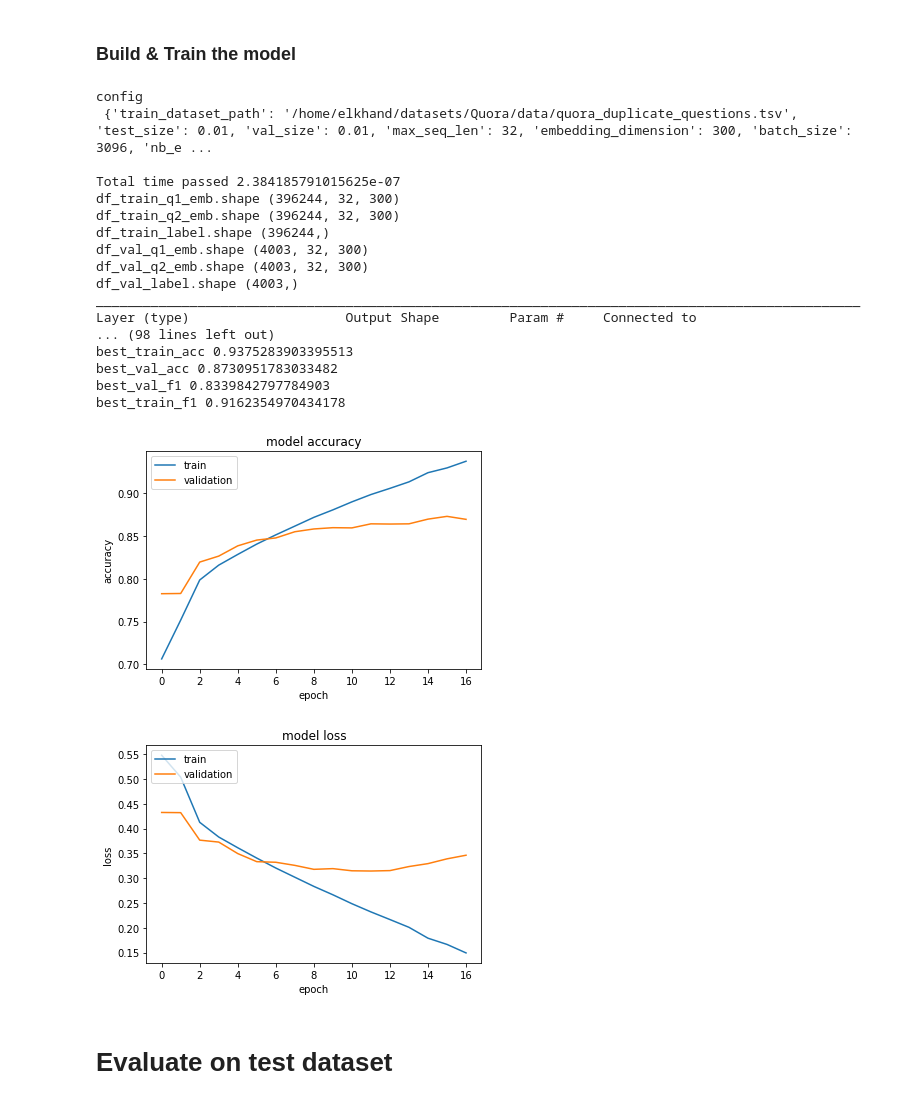
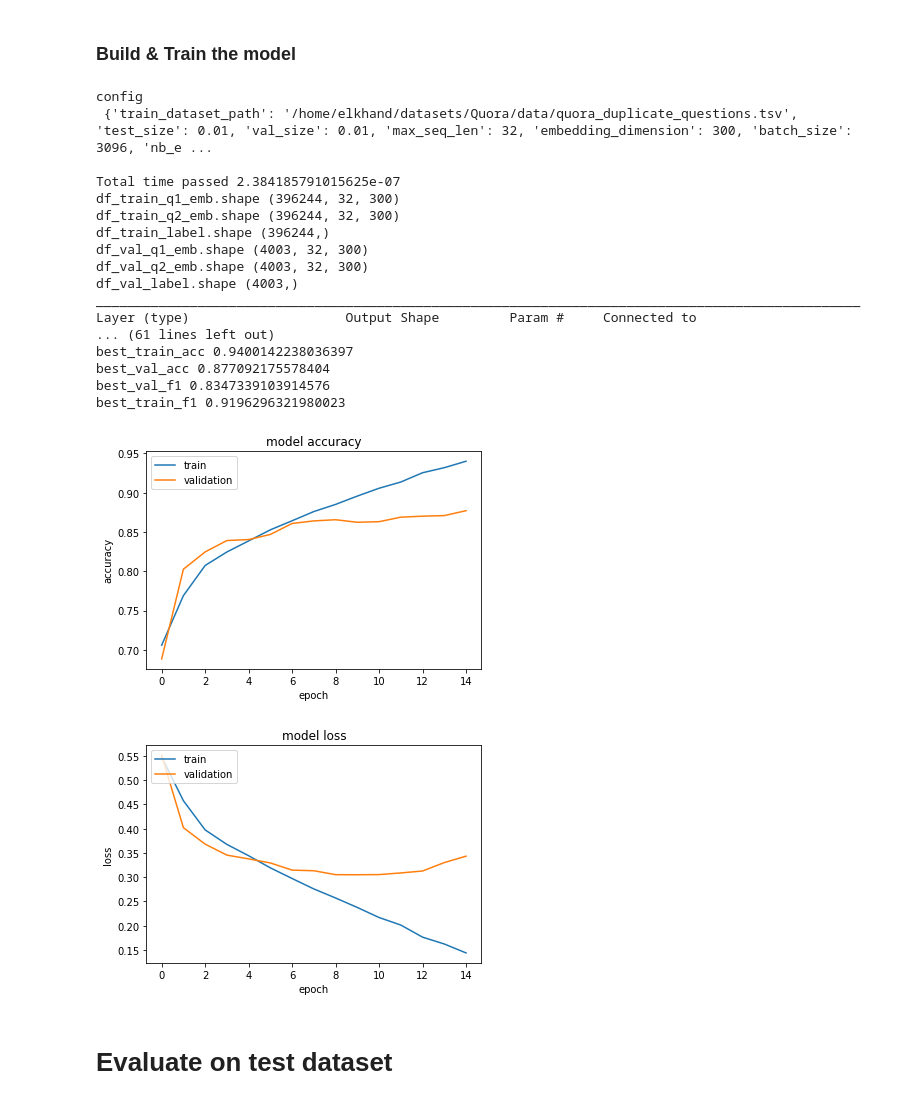
Before and after one commit to elkhand/semantic-question-matching, a Jupyter notebook: Semantic-Question-Matching-Keras.ipynb, the cells around one changed output. Drawn from its saved outputs; the diff is of its cells as text; code cells hidden in the pictures.

Commit message:
saved best model
Former-commit-id: 85ad63b541a35135eee1c13fef75572aba868572

```diff
--- a/Semantic-Question-Matching-Keras.ipynb
+++ b/Semantic-Question-Matching-Keras.ipynb
@@ -290,7 +293,11 @@ def _build_model_old(config):
     mult2 = multiply([x11, x22])
     #dotProduct2 = keras.layers.dot([x11, x22], axes = -1,  normalize=False)
 
-    concatenate = keras.layers.concatenate([x1,x2, subtracted, mult, #dotProduct,dotProduct2,
+    diffSubtracted = keras.layers.Subtract()([subtracted, subtracted2])
+    diffSubtractedMult =  multiply([diffSubtracted, diffSubtracted])
+    subtractMult = multiply([subtracted, subtracted2])
+
+    concatenate = keras.layers.concatenate([x1,x2, subtracted, mult,# diffSubtracted, diffSubtractedMult, subtractMult,
                                             subtracted2, mult2, x22, x11], axis=-1)
     concatenate = Dropout(drop_rate)(concatenate)
     #concatenate = keras.layers.concatenate([x1,x2], axis=-1)
@@ -302,15 +309,17 @@ def _build_model_old(config):
     dense2 = Dropout(drop_rate)(dense2)
 
     output = Dense(1, activation='sigmoid', name='output')(dense2)
-    model = Model(inputs=[input1, input2], outputs=[output])
+    with tf.device('/cpu:0'):
+        model = Model(inputs=[input1, input2], outputs=[output])
 
+    parallel_model = multi_gpu_model(model, gpus=2)
     optimizer = keras.optimizers.Nadam()
     #optimizer = keras.optimizers.Adam()
-    model.compile(loss='binary_crossentropy', optimizer=optimizer,
+    parallel_model.compile(loss='binary_crossentropy', optimizer=optimizer,
                   metrics=['accuracy', du.f1, du.recall, du.precision])
-    model.summary()
-    plot_model(model, show_shapes=True, to_file='models/model.png')
-    return model
+    parallel_model.summary()
+    plot_model(parallel_model, show_shapes=True, to_file='models/model.png')
+    return parallel_model
 
 
 def _build_non_shared_lstm_model(config):
@@ -434,40 +443,40 @@ def train_model():
     callback_list = [reduce_lr, early_stopping] # , early_stopping
     #config['nb_epochs'] = 10
     history = model.fit(x=[df_train_q1_emb_limit, df_train_q2_emb_limit],
                   y=df_train_label_limit,
                   batch_size=config['batch_size'],
                   epochs=config['nb_epochs'],
                   verbose=1,
                   validation_data = ([df_val_q1_emb_limit,df_val_q2_emb_limit], df_val_label_limit),
                   callbacks=callback_list)#
     return (history,model)
 
 start = time.time()
 config = du.get_config(train_dataset_path, test_size=test_size, val_size=val_size, embedding_dimension=emb_dim)
 history, model = train_model()
 end = time.time()
 print("Total time", (end - start))
 du.plot_model_accuracy(history,modelDir="models/", hasF1=True)
 # %% [output]
 config
  {'train_dataset_path': '/home/elkhand/datasets/Quora/data/quora_duplicate_questions.tsv', 'test_size': 0.01, 'val_size': 0.01, 'max_seq_len': 32, 'embedding_dimension': 300, 'batch_size': 3096, 'nb_e ...
 
 Total time passed 2.384185791015625e-07
 df_train_q1_emb.shape (396244, 32, 300)
 df_train_q2_emb.shape (396244, 32, 300)
 df_train_label.shape (396244,)
 df_val_q1_emb.shape (4003, 32, 300)
 df_val_q2_emb.shape (4003, 32, 300)
 df_val_label.shape (4003,)
 __________________________________________________________________________________________________
 Layer (type)                    Output Shape         Param #     Connected to
-... (98 lines left out)
-best_train_acc 0.9375283903395513
-best_val_acc 0.8730951783033482
-best_val_f1 0.8339842797784903
-best_train_f1 0.9162354970434178
+... (61 lines left out)
+best_train_acc 0.9400142238036397
+best_val_acc 0.877092175578404
+best_val_f1 0.8347339103914576
+best_train_f1 0.9196296321980023
-[figure, old version]
+[figure, new version]
-[figure, old version]
+[figure, new version]
 # %% [markdown]
 # Evaluate on test dataset
 # %%
```
Also changed, not shown: parts of 6 cells of this notebook, 6 other files.
